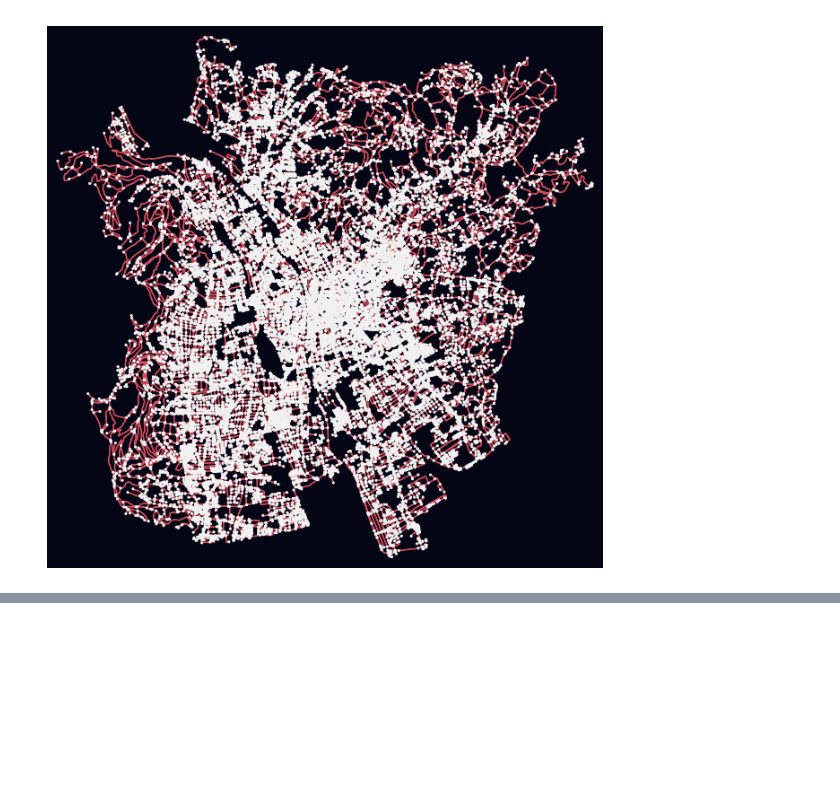
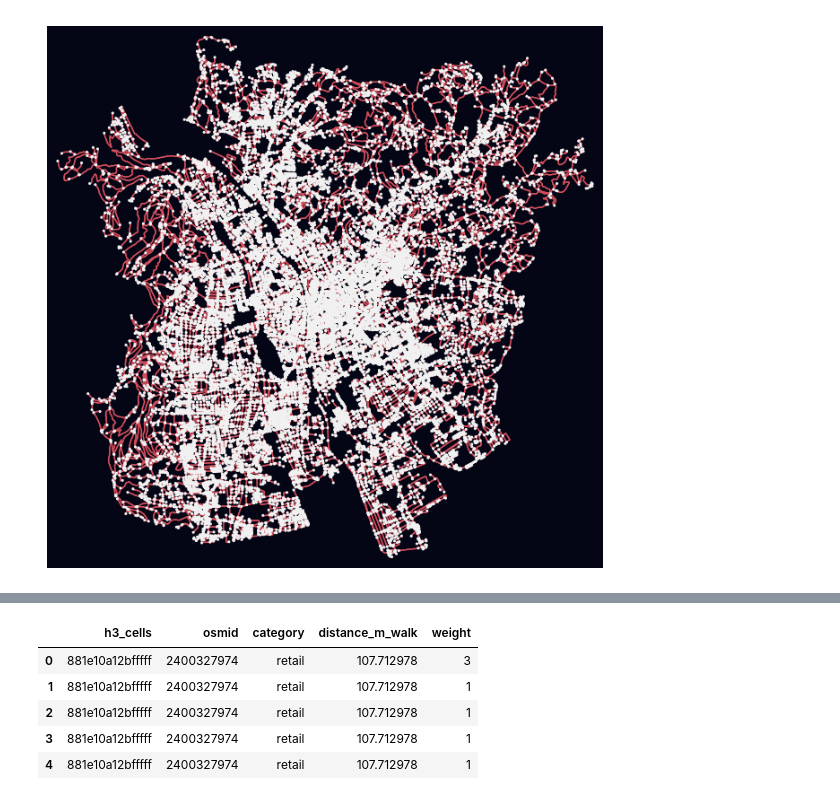
Before and after one commit to bernadettesophia/GAT2_group1_midterm_project, a Jupyter notebook: code_midterm_group1_walkability_graz.ipynb, the cells around one changed output, grey strips where cells are left out. Drawn from its saved outputs; the diff is of its cells as text; code cells hidden in the pictures; blank space fills up the shorter version.

```diff
--- a/code_midterm_group1_walkability_graz.ipynb
+++ b/code_midterm_group1_walkability_graz.ipynb
@@ -389,0 +678,11 @@ fig, ax = ox.plot_graph(G, node_size=5, bgcolor= "#040615", node_color='#f1f1f1'
+# %%
+# daily obligations perspective
+gdf_walk_daily = poi_weights(gdf_walk_distances, weights_daily)
+gdf_walk_daily.head()
+# %% [output]
+|  | h3_cells | osmid | category | distance_m_walk | weight |
+| 0 | 881e10a12bfffff | 2400327974 | retail | 107.712978 | 3 |
+| 1 | 881e10a12bfffff | 2400327974 | retail | 107.712978 | 1 |
+| 2 | 881e10a12bfffff | 2400327974 | retail | 107.712978 | 1 |
+| 3 | 881e10a12bfffff | 2400327974 | retail | 107.712978 | 1 |
+| 4 | 881e10a12bfffff | 2400327974 | retail | 107.712978 | 1 |
```
Also changed, not shown: parts of 33 cells of this notebook, 13 other files.
